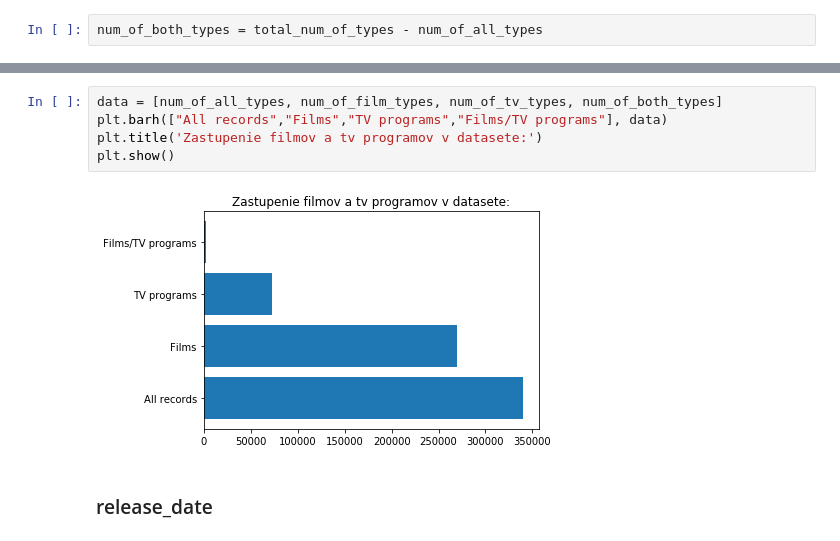
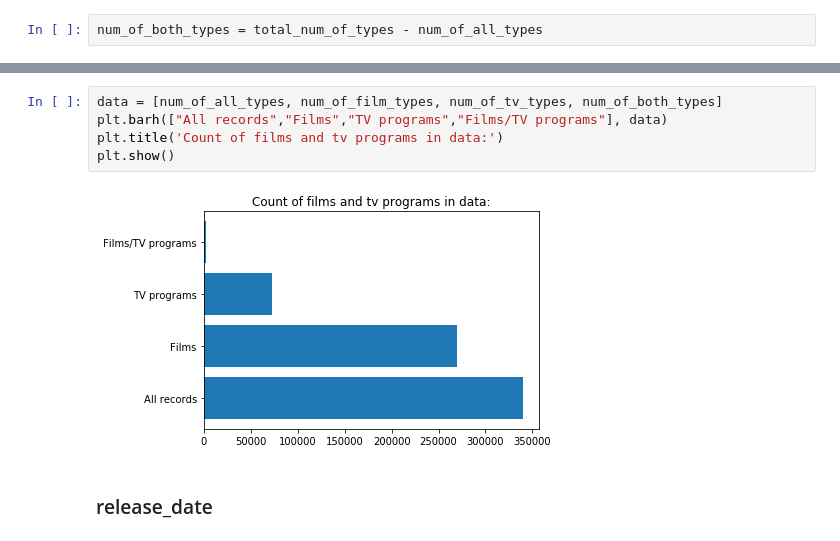
Before and after one commit to Denissovan/VINF-stats-indexing, a Jupyter notebook: VINF-indexovanie.ipynb, the cells around one changed output, grey strips where cells are left out. Drawn from its saved outputs; the diff is of its cells as text.

```diff
--- a/VINF-indexovanie.ipynb
+++ b/VINF-indexovanie.ipynb
@@ -443,10 +443,10 @@ num_of_both_types = total_num_of_types - num_of_all_types
 # %%
 data = [num_of_all_types, num_of_film_types, num_of_tv_types, num_of_both_types]
 plt.barh(["All records","Films","TV programs","Films/TV programs"], data)
-plt.title('Zastupenie filmov a tv programov v datasete:')
+plt.title('Count of films and tv programs in data:')
 plt.show()
 # %% [output]
-[figure, old version]
+[figure, new version]
 # %% [markdown]
 ### release_date
 # %% [markdown]
```
Also changed, not shown: parts of 23 cells of this notebook.
